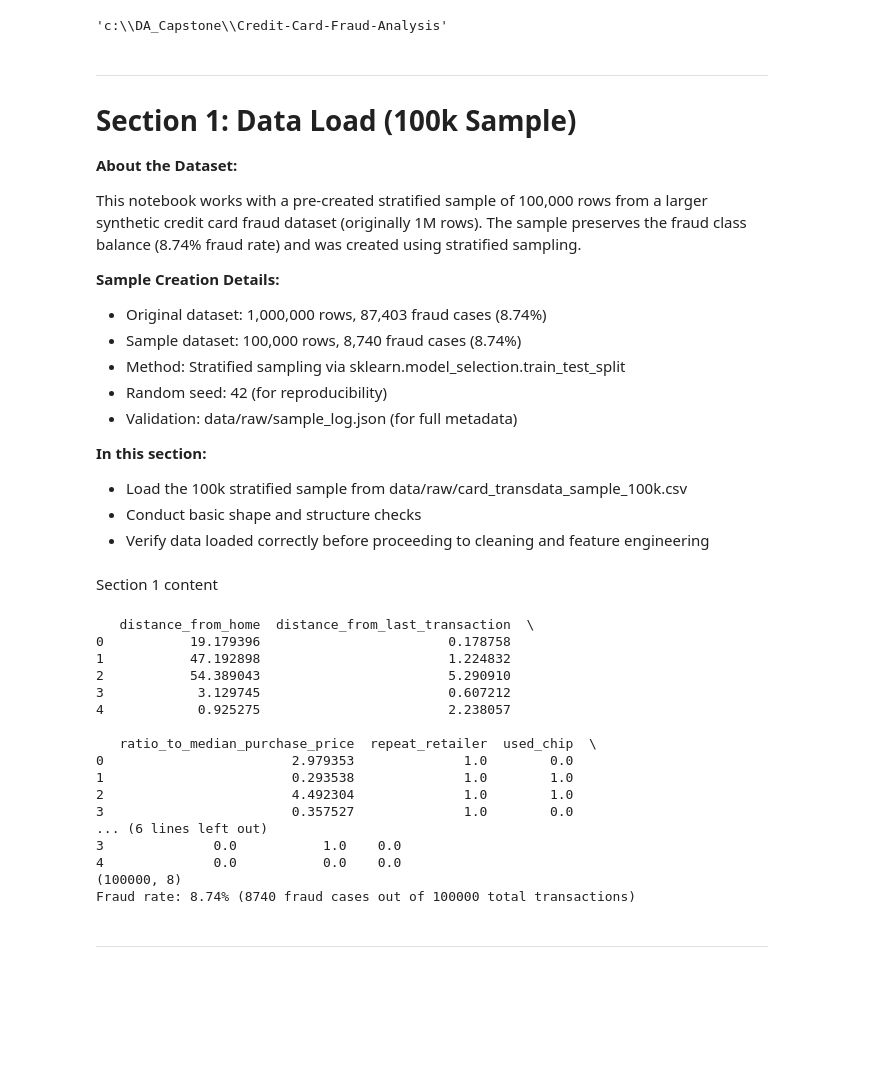
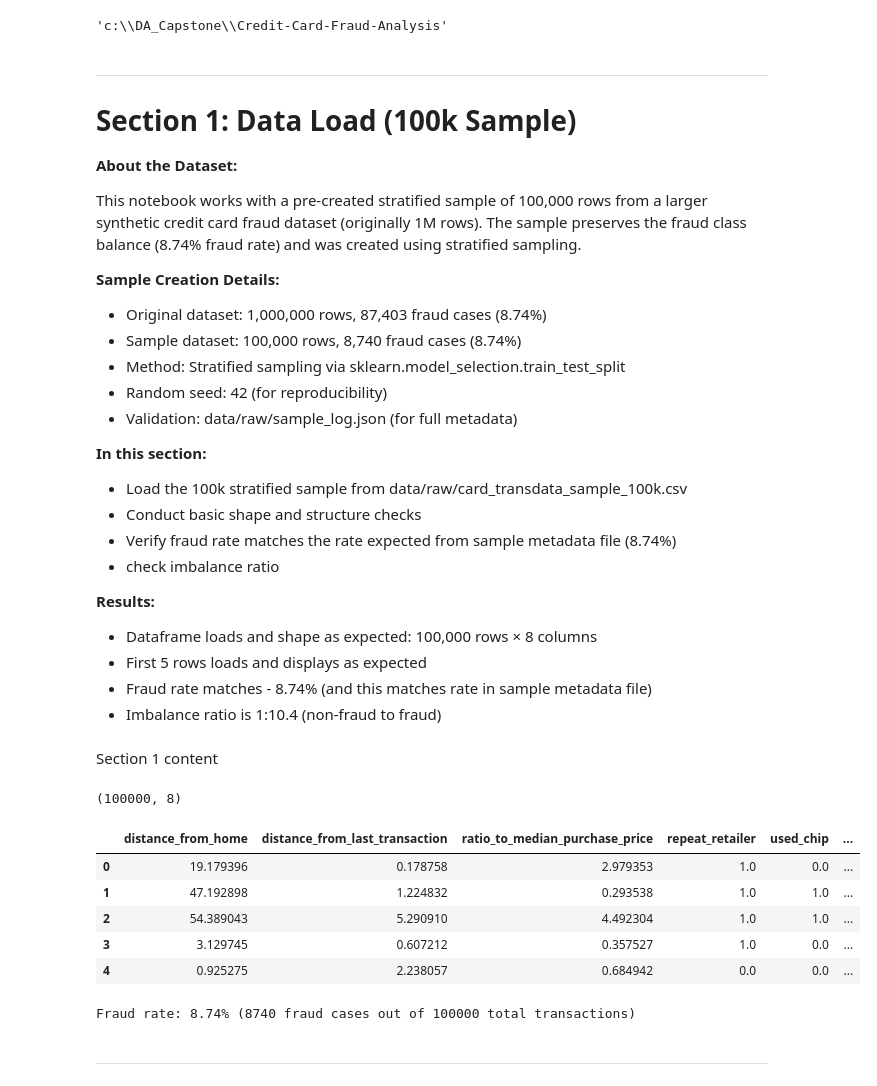
Before and after one commit to JayneLawley/Credit-Card-Fraud-Analysis, a Jupyter notebook: jupyter_notebooks/01_ETL.ipynb, the cells around one changed output. Cells and saved outputs as stored; diff of their text form; code cells hidden in the pictures; blank space fills up the shorter version.

```diff
--- a/jupyter_notebooks/01 ETL.ipynb
+++ b/jupyter_notebooks/01_ETL.ipynb
@@ -74,7 +74,14 @@ This notebook works with a pre-created stratified sample of 100,000 rows from a
 **In this section:**
 - Load the 100k stratified sample from data/raw/card_transdata_sample_100k.csv
 - Conduct basic shape and structure checks
-- Verify data loaded correctly before proceeding to cleaning and feature engineering
+- Verify fraud rate matches the rate expected from sample metadata file (8.74%)
+- check imbalance ratio
+
+**Results:**
+- Dataframe loads and shape as expected: 100,000 rows × 8 columns
+- First 5 rows loads and displays as expected
+- Fraud rate matches - 8.74% (and this matches rate in sample metadata file)
+- Imbalance ratio is 1:10.4 (non-fraud to fraud)
 # %% [markdown]
 Section 1 content
 # %%
@@ -82,7 +89,7 @@ Section 1 content
 
 # Core file handling libraries
 from pathlib import Path # load the pathlib library
-import json # for reading sample metadat
+import json # for reading sample metadata
 
 # Data manipulation and analysis libraries
 import numpy as np # load the numpy library
@@ -96,33 +103,27 @@ import seaborn as sns # load the seaborn library
 # load the 100k stratified sample dataset
 df = pd.read_csv('data/raw/card_transdata_sample_100k.csv') # load the dataset
 
-print(df.head()) # display the first 5 rows of the dataframe (use print as multiple outputs are not supported in script, single output no print needed)
-
-print(df.shape) # display the shape of the dataframe
-
-# Display fraud rate and counts clearly
-fraud_count = int(df['fraud'].sum()) # count the number of fraud cases
-fraud_rate = df['fraud'].mean() # calculate the fraud rate
-total_rows = df.shape[0] # get the total number of transactions
-print(f"Fraud rate: {fraud_rate:.2%} ({fraud_count} fraud cases out of {total_rows} total transactions)") # display fraud rate and counts clearly
+df.shape # display the shape of the dataframe
 # %% [output]
-   distance_from_home  distance_from_last_transaction  \
-0           19.179396                        0.178758
-1           47.192898                        1.224832
-2           54.389043                        5.290910
-3            3.129745                        0.607212
-4            0.925275                        2.238057
-
-   ratio_to_median_purchase_price  repeat_retailer  used_chip  \
-0                        2.979353              1.0        0.0
-1                        0.293538              1.0        1.0
-2                        4.492304              1.0        1.0
-3                        0.357527              1.0        0.0
-... (6 lines left out)
-3              0.0           1.0    0.0
-4              0.0           0.0    0.0
 (100000, 8)
-Fraud rate: 8.74% (8740 fraud cases out of 100000 total transactions)
+# %%
+df.head() # display the first 5 rows of the dataframe
+# %% [output]
+|  | distance_from_home | distance_from_last_transaction | ratio_to_median_purchase_price | repeat_retailer | used_chip | ... |
+| 0 | 19.179396 | 0.178758 | 2.979353 | 1.0 | 0.0 | ... |
+| 1 | 47.192898 | 1.224832 | 0.293538 | 1.0 | 1.0 | ... |
+| 2 | 54.389043 | 5.290910 | 4.492304 | 1.0 | 1.0 | ... |
+| 3 | 3.129745 | 0.607212 | 0.357527 | 1.0 | 0.0 | ... |
+| 4 | 0.925275 | 2.238057 | 0.684942 | 0.0 | 0.0 | ... |
+# %%
+
+# Display fraud rate and counts clearly
+fraud_count = int(df['fraud'].sum()) # count the number of fraud cases
+fraud_rate = df['fraud'].mean() # calculate the fraud rate
+total_rows = df.shape[0] # get the total number of transactions
+print(f"Fraud rate: {fraud_rate:.2%} ({fraud_count} fraud cases out of {total_rows} total transactions)") # display fraud rate and counts clearly
+# %% [output]
+Fraud rate: 8.74% (8740 fraud cases out of 100000 total transactions)
 # %% [markdown]
 ---
 # %% [markdown]
```
Also changed, not shown: parts of 12 cells of this notebook, 1 other file.
